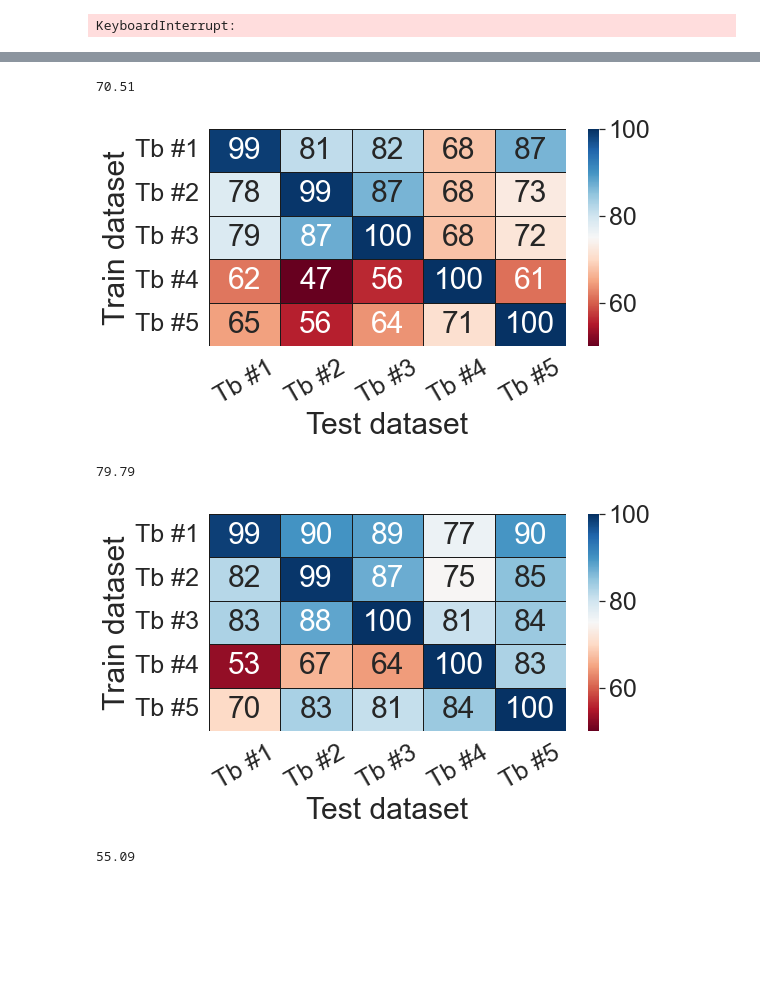
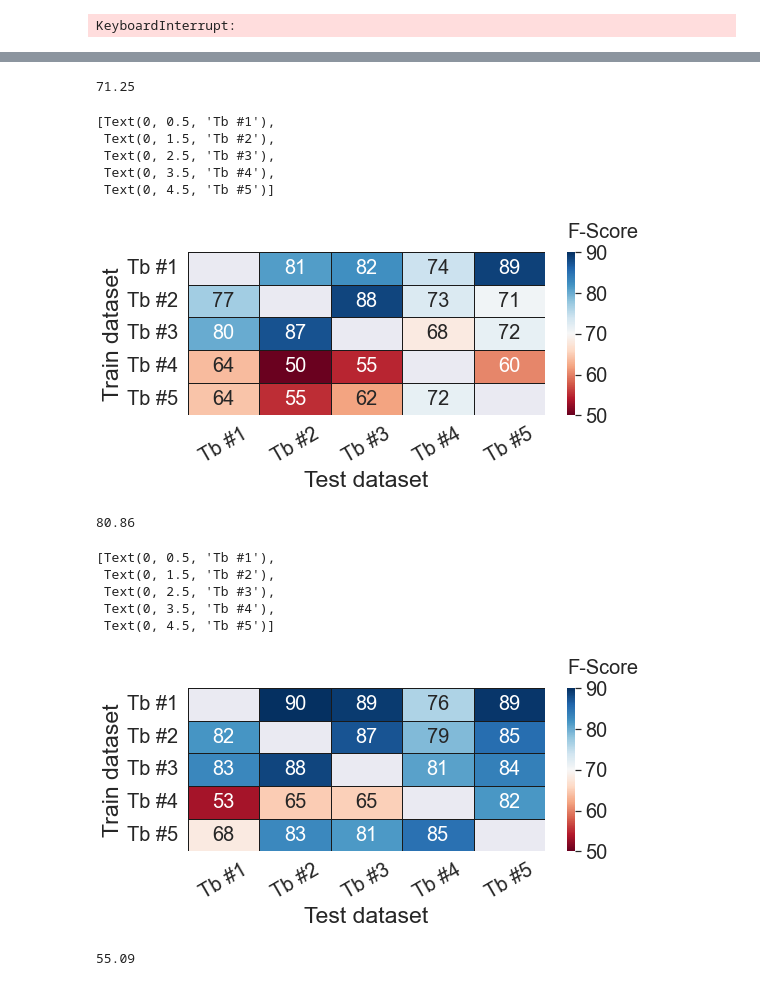
Before and after one commit to EhsanSaZ/BottleneckDetection, a Jupyter notebook: prototype/bottleneck_3.ipynb, the cells around one changed output, grey strips where cells are left out. Cells and saved outputs as stored; diff of their text form; code cells hidden in the pictures; blank space fills up the shorter version.

```diff
--- a/prototype/bottleneck_3.ipynb
+++ b/prototype/bottleneck_3.ipynb
@@ -328,7 +363,10 @@ classifiers = {"RandomForest": RandomForestClassifier(n_estimators=100),
         }
 classifiers_legends = list(classifiers.keys())
 all_accuracies = {}
-round_number = 1
+round_number = 3
+remove_labels = [ 91,92, 93, 94, 95,96, 97,98, 99,
+                  100, 101, 102, 103, 104, 105, 106, 107, 108,
+                  46, 47, 48, 49, 50, 51, 52, 53, 54 ]
 for clf_key in classifiers:
     accuracies = np.zeros(len(datasets))
     for i in range(round_number):
@@ -336,6 +374,9 @@ for clf_key in classifiers:
         for key in datasets:
             print("run {} model for dataset: {}".format(clf_key.replace("\n", " "), key))
             df = pd.read_csv(filenames.get(key)).drop(['time_stamp', 'through_put'], axis=1)
+            df = remove_labels_in_df(df, remove_labels)
+            if clf_key == "XGB":
+                df = update_labels_xgboost_161_labels(df)
             y = df.label_value
             X = df.drop(columns="label_value")[features_2]#[features] # df[features]
             X_train, X_test, y_train, y_test = train_test_split(X,y)
@@ -384,3 +425,6 @@ _161_labels_accs = all_accuracies
 
 #with over sampling
 # {'RandomForest': np.array([95.07, 94.94, 93.06, 97.32, 94.3 ]), 'DecisionTreeClassifier': np.array([85.41, 89.98, 82.11, 93.27, 84.59]), 'SVM': np.array([84.9 , 82.67, 72.54, 80.11, 74.87]), 'MLPNeuralNetwork': np.array([95.88, 92.7 , 92.77, 94.61, 94.97]), 'XGB': np.array([94.62, 92.07, 90.77, 94.31, 92.17])}
+accs = {'RandomForest': np.array([94.81333333, 94.56      , 93.09666667, 96.60666667, 93.54666667]), 'DecisionTreeClassifier': np.array([86.49333333, 90.98666667, 84.11666667, 94.25      , 85.81333333]), 'SVM': np.array([86.65666667, 83.91333333, 76.73666667, 78.77333333, 77.96666667]), 'MLPNeuralNetwork': np.array([96.45333333, 93.56333333, 93.73666667, 93.91      , 95.46666667]), 'XGB': np.array([94.86      , 93.09666667, 92.39333333, 94.80333333, 92.57666667])}
+for key in accs.keys():
+    print(key, np.round(accs[key], 2))
@@ -530,7 +582,8 @@ classifiers = {"RandomForest": RandomForestClassifier(n_estimators=100),
         }
 classifiers_legends = list(classifiers.keys())
 all_accuracies = {}
-round_number = 5
+remove_labels = [ 91, 100, 46]
+round_number = 3
 for clf_key in classifiers:
     accuracies = np.zeros(len(classifiers_legends))
     for i in range(round_number):
@@ -538,6 +591,7 @@ for clf_key in classifiers:
         for key in datasets:
             print("run {} model for dataset: {}".format(clf_key.replace("\n", " "), key))
             df = pd.read_csv(filenames.get(key)).drop(['time_stamp', 'through_put'], axis=1)
+            df = remove_labels_in_df(df, remove_labels)
             # df = grouped_to_5_cat(df, 161)
             # if clf_key == "XGB":
             #     df = update_labels_xgboost_5cat(df)
@@ -1040,37 +1104,60 @@ wisconsin_hdd_ssd_merged ==> wisconsin_hdd_ssd_merged - 99.64
+# %%
+before_norm = transfer_learning_acc
 # %%
-sns.set(rc={'figure.figsize':(8,4), 'font.size': 30})
+# before_norm = transfer_learning_acc
+
+sns.set(rc={'figure.figsize':(8,3), 'font.size': 20})
 print(average_score)
-ax = sns.heatmap(transfer_learning_acc, annot=True,  vmin=50, vmax=100,linewidths=.5,cmap="RdBu", linecolor='k', fmt='.0f',)
+mask = np.zeros(before_norm.shape)
+np.fill_diagonal(before_norm, np.nan)
+ax = sns.heatmap(before_norm, annot=True,  vmin=50, vmax=90,linewidths=.5,cmap="RdBu", linecolor='k', fmt='.0f', mask=mask)
+cbar = ax.collections[0].colorbar
+cbar.ax.tick_params(labelsize=20)
+cbar.ax.set_title("F-Score", fontsize=20, y=1.05, loc="left")
 
-cbar = ax.collections[0].colorbar
-cbar.ax.tick_params(labelsize=25)
-
-ax.set_xlabel('Test dataset', fontsize= 30)
-ax.set_ylabel('Train dataset', fontsize= 30)
+ax.set_xlabel('Test dataset', fontsize= 23)
+ax.set_ylabel('Train dataset', fontsize= 23)
 ticks_labels = ["Tb #1", "Tb #2", "Tb #3", "Tb #4", "Tb #5"]
-ax.set_xticklabels(ticks_labels, rotation=30, fontsize= 25)
-ax.set_yticklabels(ticks_labels, rotation=0, fontsize= 25)
+ax.set_xticklabels(ticks_labels, rotation=30, fontsize= 20)
+ax.set_yticklabels(ticks_labels, rotation=0, fontsize= 20)
 # plt.savefig('TR_5cat_removedclasses_{}_score.pdf'.format(average_score), bbox_inches='tight')
+# plt.savefig('TR_5cat_all21_{}_score.pdf'.format(average_score), bbox_inches='tight')
 # %% [output]
-70.51
+71.25
+[Text(0, 0.5, 'Tb #1'),
+ Text(0, 1.5, 'Tb #2'),
+ Text(0, 2.5, 'Tb #3'),
+ Text(0, 3.5, 'Tb #4'),
+ Text(0, 4.5, 'Tb #5')]
-[figure, old version]
+[figure, new version]
 # %%
-sns.set(rc={'figure.figsize':(8,4), 'font.size': 30})
+after_norm = transfer_learning_acc
+sns.set(rc={'figure.figsize':(8,3), 'font.size': 20})
 print(average_score)
-ax = sns.heatmap(transfer_learning_acc, annot=True,  vmin=50, vmax=100,linewidths=.5,cmap="RdBu", linecolor='k', fmt='.0f',)
+mask = np.zeros(after_norm.shape)
+np.fill_diagonal(after_norm, np.nan)
+
+ax = sns.heatmap(after_norm, annot=True,  vmin=50, vmax=90,linewidths=.5,cmap="RdBu", linecolor='k', fmt='.0f',mask=mask)
 
 cbar = ax.collections[0].colorbar
-cbar.ax.tick_params(labelsize=25)
+cbar.ax.tick_params(labelsize=20)
+cbar.ax.set_title("F-Score", fontsize=20, y=1.05, loc="left")
 
-ax.set_xlabel('Test dataset', fontsize= 30)
-ax.set_ylabel('Train dataset', fontsize= 30)
+ax.set_xlabel('Test dataset', fontsize= 23)
+ax.set_ylabel('Train dataset', fontsize= 23)
 ticks_labels = ["Tb #1", "Tb #2", "Tb #3", "Tb #4", "Tb #5"]
-ax.set_xticklabels(ticks_labels, rotation=30, fontsize= 25)
-ax.set_yticklabels(ticks_labels, rotation=0, fontsize= 25)
+ax.set_xticklabels(ticks_labels, rotation=30, fontsize= 20)
+ax.set_yticklabels(ticks_labels, rotation=0, fontsize= 20)
 # plt.savefig('TR_5cat_removedclasses_normal_{}_score.pdf'.format(average_score), bbox_inches='tight')
+# plt.savefig('TR_5cat_all21_normal_{}_score.pdf'.format(average_score), bbox_inches='tight')
 # %% [output]
-79.79
+80.86
+[Text(0, 0.5, 'Tb #1'),
+ Text(0, 1.5, 'Tb #2'),
+ Text(0, 2.5, 'Tb #3'),
+ Text(0, 3.5, 'Tb #4'),
+ Text(0, 4.5, 'Tb #5')]
-[figure, old version]
+[figure, new version]
 # %%
 sns.set(rc={'figure.figsize':(8,4), 'font.size': 30})
 print(average_score)
```
Also changed, not shown: parts of 11 cells of this notebook, 2 other files.
